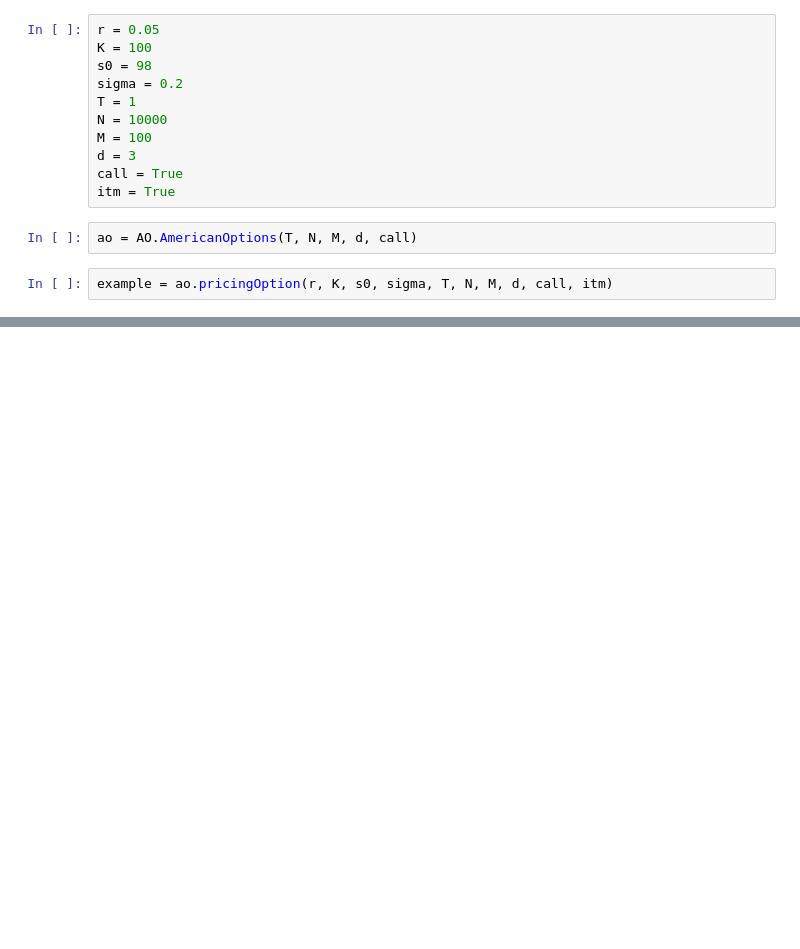
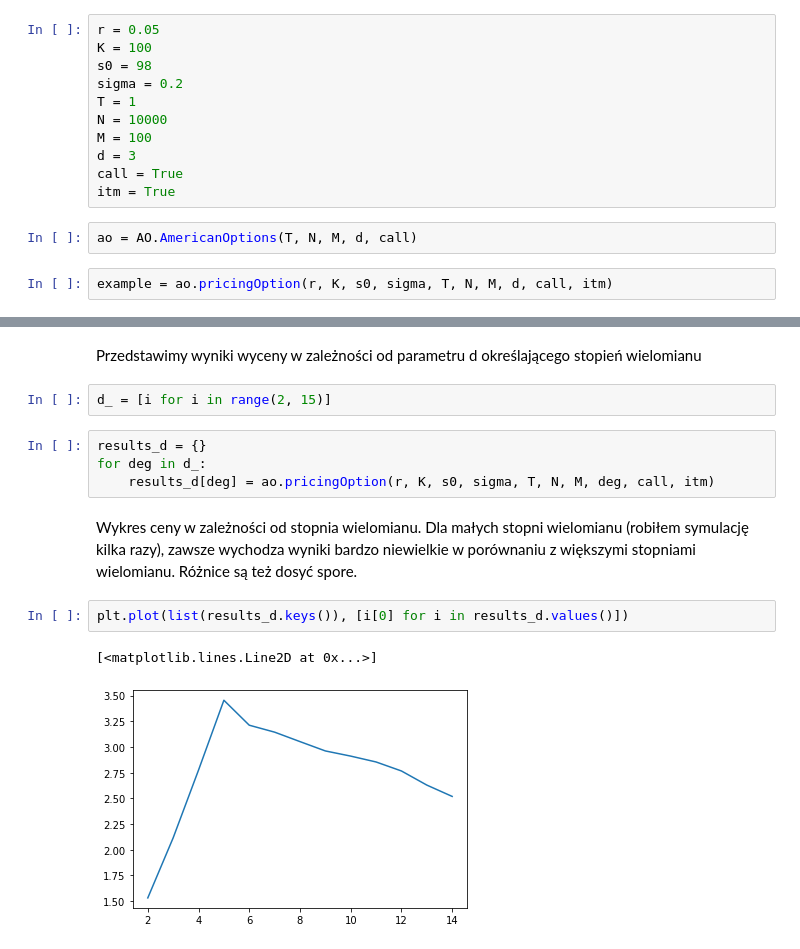
Before and after one commit to LipaFNTE/FinMath, a Jupyter notebook: OptionPricing/AmericanOptions.ipynb, the cells around one changed output, grey strips where cells are left out. Saved outputs shown, nothing was run; the diff lists cells and outputs as text; blank space fills up the shorter version.

```diff
--- a/OptionPricing/AmericanOptions.ipynb
+++ b/OptionPricing/AmericanOptions.ipynb
@@ -39,0 +43,15 @@ example
+# %% [markdown]
+Przedstawimy wyniki wyceny w zależności od parametru d określającego stopień wielomianu
+# %%
+d_ = [i for i in range(2, 15)]
+# %%
+results_d = {}
+for deg in d_:
+    results_d[deg] = ao.pricingOption(r, K, s0, sigma, T, N, M, deg, call, itm)
+# %% [markdown]
+Wykres ceny w zależności od stopnia wielomianu. Dla małych stopni wielomianu (robiłem symulację kilka razy), zawsze wychodza wyniki bardzo niewielkie w porównaniu z większymi stopniami wielomianu. Różnice są też dosyć spore.
+# %%
+plt.plot(list(results_d.keys()), [i[0] for i in results_d.values()])
+# %% [output]
+[<matplotlib.lines.Line2D at 0x...>]
+[figure, added]
```
Also changed, not shown: parts of 17 cells of this notebook, 2 other files.
